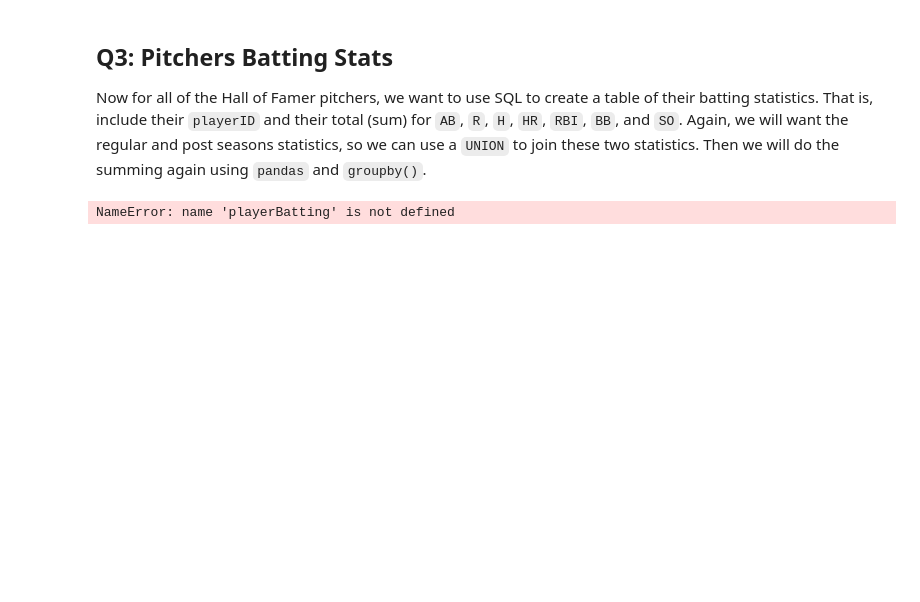
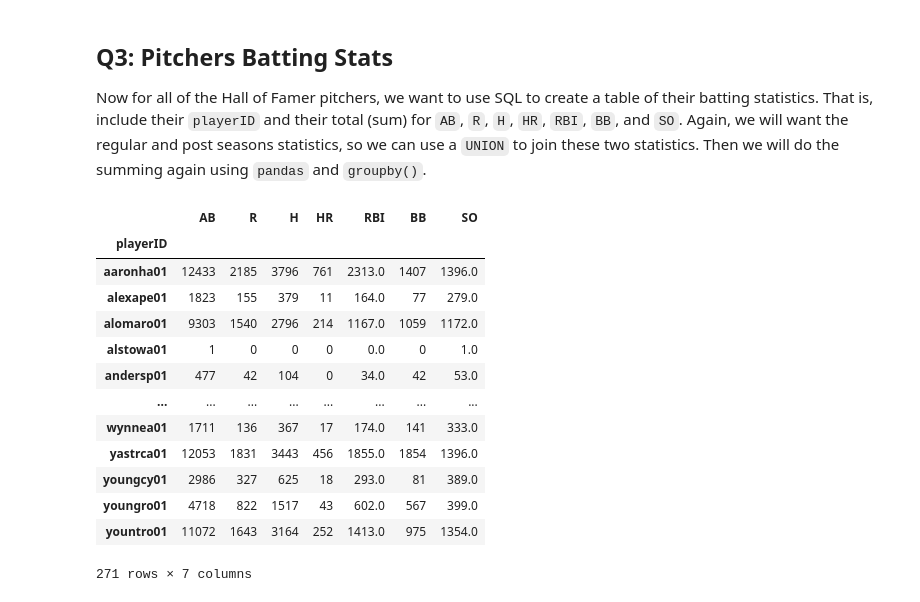
Before and after one commit to Ambaright/ST-554-Homework-6, a Jupyter notebook: Baright_HW6.ipynb, the cells around one changed output. Cells and saved outputs as stored; diff of their text form; code cells hidden in the pictures; blank space fills up the shorter version.

Commit message:
Pitcher Batting Stats

```diff
--- a/Baright_HW6.ipynb
+++ b/Baright_HW6.ipynb
@@ -78,17 +78,30 @@ Now for all of the Hall of Famer pitchers, we want to use SQL to create a table
 # %%
 pitcherBatting = pd.read_sql("""
 SELECT playerID, AB, R, H, HR, RBI, BB, SO
 FROM Batting
 WHERE playerID IN (SELECT playerID FROM HallOfFame WHERE inducted = 'Y')
 
 UNION
 
 SELECT playerID, AB, R, H, HR, RBI, BB, SO
 FROM BattingPost
 WHERE playerID IN (SELECT playerID FROM HallOfFame WHERE inducted = 'Y');
 """,con)
 
 # again using pandas for the total summary stats
-playerBatting.groupby('playerID').sum()
+pitcherBatting.groupby('playerID').sum()
 # %% [output]
+|  | AB | R | H | HR | RBI | BB | SO |
+| playerID |  |  |  |  |  |  |  |
+| aaronha01 | 12433 | 2185 | 3796 | 761 | 2313.0 | 1407 | 1396.0 |
+| alexape01 | 1823 | 155 | 379 | 11 | 164.0 | 77 | 279.0 |
+| alomaro01 | 9303 | 1540 | 2796 | 214 | 1167.0 | 1059 | 1172.0 |
+| alstowa01 | 1 | 0 | 0 | 0 | 0.0 | 0 | 1.0 |
+| andersp01 | 477 | 42 | 104 | 0 | 34.0 | 42 | 53.0 |
+| ... | ... | ... | ... | ... | ... | ... | ... |
+| wynnea01 | 1711 | 136 | 367 | 17 | 174.0 | 141 | 333.0 |
+| yastrca01 | 12053 | 1831 | 3443 | 456 | 1855.0 | 1854 | 1396.0 |
+| youngcy01 | 2986 | 327 | 625 | 18 | 293.0 | 81 | 389.0 |
+| youngro01 | 4718 | 822 | 1517 | 43 | 602.0 | 567 | 399.0 |
+| yountro01 | 11072 | 1643 | 3164 | 252 | 1413.0 | 975 | 1354.0 |
-NameError: name 'playerBatting' is not defined
+271 rows × 7 columns
```
